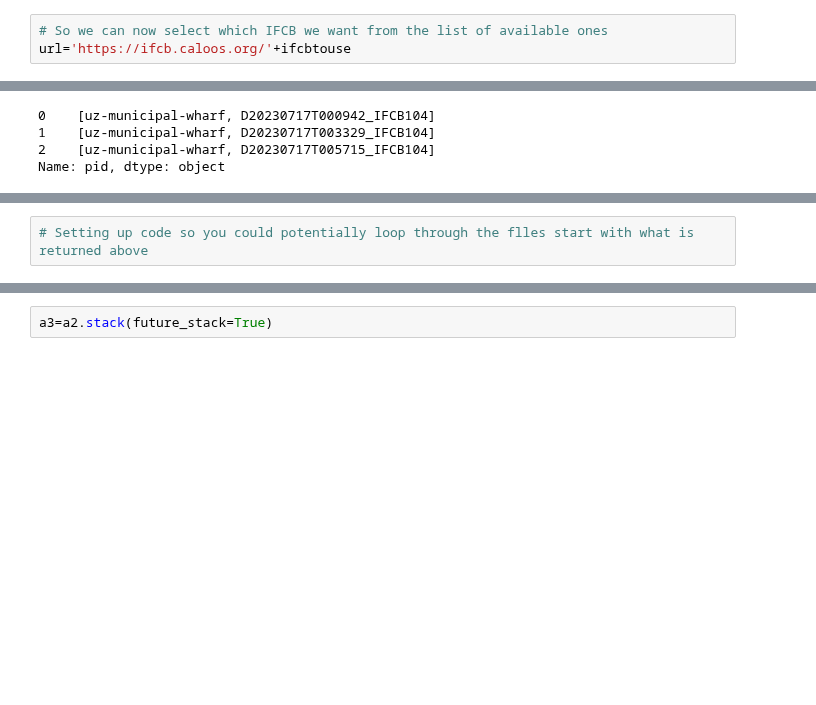
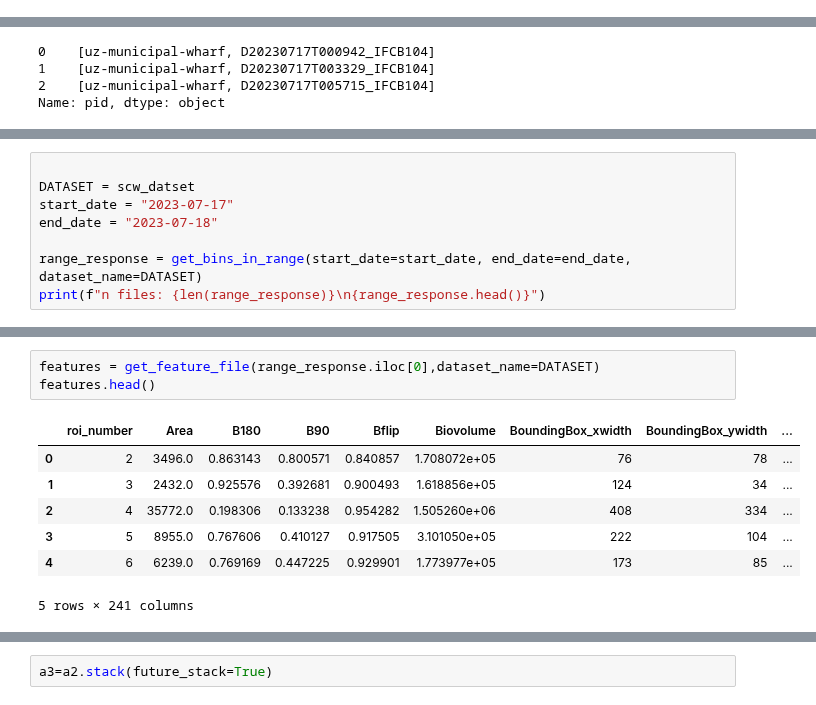
Before and after one commit to CeNCOOS/OBIS_workshop_2024_IFCB, a Jupyter notebook: notebooks/getSantaCruzdata_update.ipynb, the cells around one changed output, grey strips where cells are left out. Saved outputs shown, nothing was run; the diff lists cells and outputs as text; blank space fills up the shorter version.

```diff
--- a/getSantaCruzdata_update.ipynb
+++ b/notebooks/getSantaCruzdata_update.ipynb
@@ -26,3 +57,0 @@ ifcbtouse=ifcbs[12]
-# %%
-# So we can now select which IFCB we want from the list of available ones
-url='https://ifcb.caloos.org/'+ifcbtouse
@@ -141,2 +284,8 @@ Name: pid, dtype: object
 # %%
-# Setting up code so you could potentially loop through the flles start with what is returned above
+
+DATASET = scw_datset
+start_date = "2023-07-17"
+end_date = "2023-07-18"
+
+range_response = get_bins_in_range(start_date=start_date, end_date=end_date, dataset_name=DATASET)
+print(f"n files: {len(range_response)}\n{range_response.head()}")
@@ -203,0 +347,11 @@ features.head(3)
+# %%
+features = get_feature_file(range_response.iloc[0],dataset_name=DATASET)
+features.head()
+# %% [output]
+|  | roi_number | Area | B180 | B90 | Bflip | Biovolume | BoundingBox_xwidth | BoundingBox_ywidth | ... |
+| 0 | 2 | 3496.0 | 0.863143 | 0.800571 | 0.840857 | 1.708072e+05 | 76 | 78 | ... |
+| 1 | 3 | 2432.0 | 0.925576 | 0.392681 | 0.900493 | 1.618856e+05 | 124 | 34 | ... |
+| 2 | 4 | 35772.0 | 0.198306 | 0.133238 | 0.954282 | 1.505260e+06 | 408 | 334 | ... |
+| 3 | 5 | 8955.0 | 0.767606 | 0.410127 | 0.917505 | 3.101050e+05 | 222 | 104 | ... |
+| 4 | 6 | 6239.0 | 0.769169 | 0.447225 | 0.929901 | 1.773977e+05 | 173 | 85 | ... |
+5 rows × 241 columns
```
Also changed, not shown: parts of 36 cells of this notebook, 11 other files.
